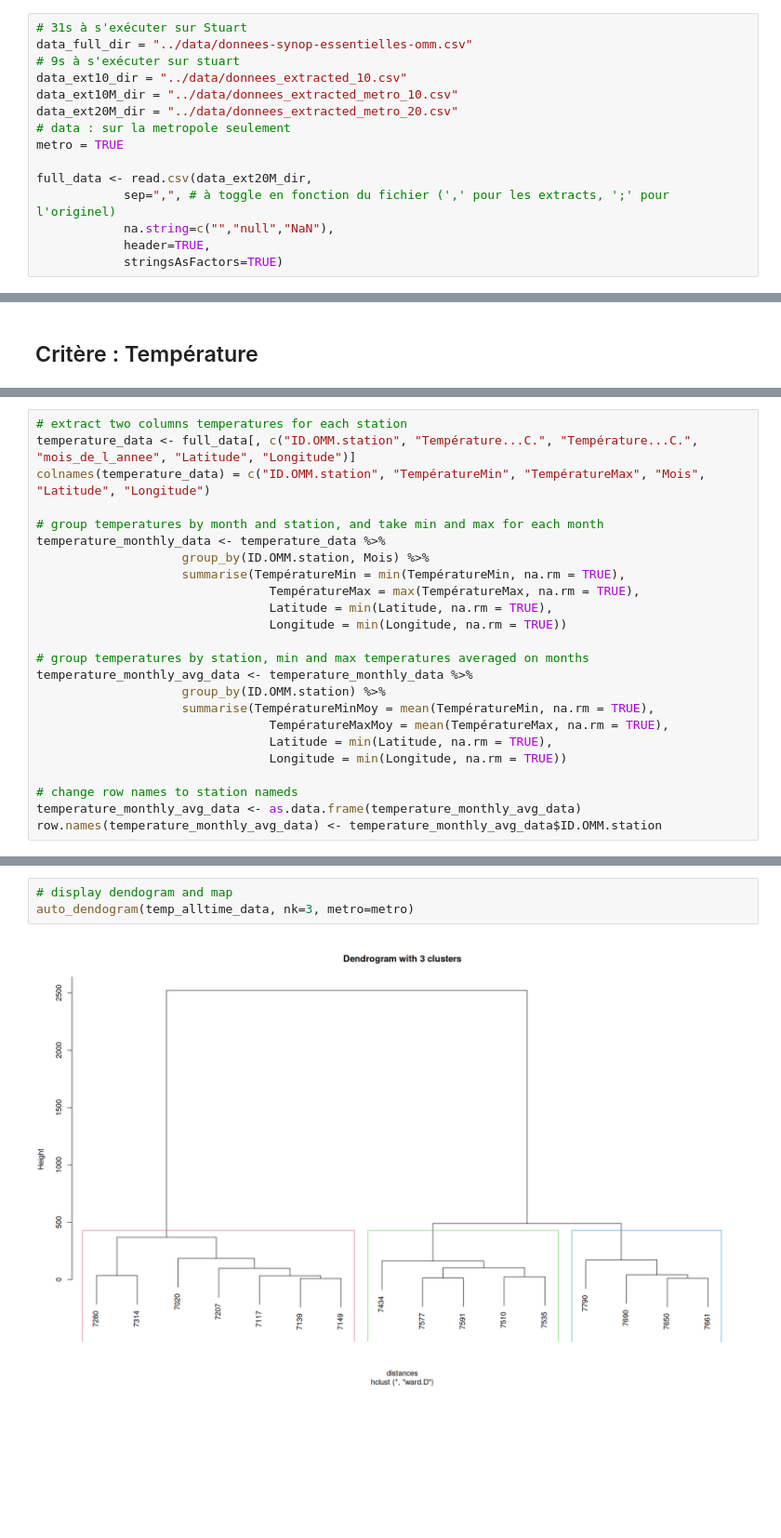
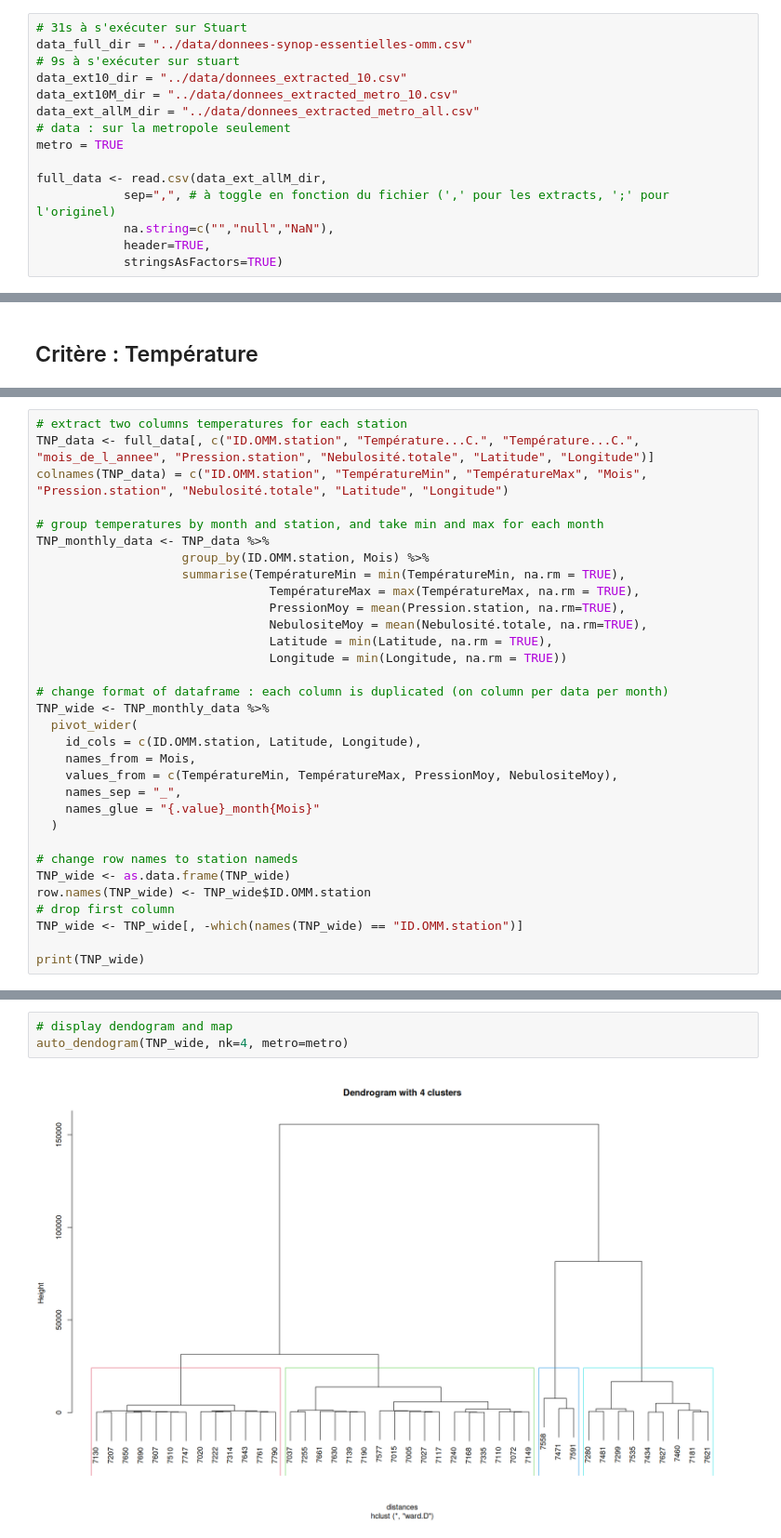
Before and after one commit to thomasdepic/SDD-BE-meteo, a Jupyter notebook: questions/6_clustering.ipynb, the cells around one changed output, grey strips where cells are left out. Shown at 93% size. Drawn from its saved outputs; the diff is of its cells as text; blank space fills up the shorter version.

```diff
--- a/questions/6_clustering.ipynb
+++ b/questions/6_clustering.ipynb
@@ -21,11 +22,11 @@ data_full_dir = "../data/donnees-synop-essentielles-omm.csv"
 # 9s à s'exécuter sur stuart
 data_ext10_dir = "../data/donnees_extracted_10.csv"
 data_ext10M_dir = "../data/donnees_extracted_metro_10.csv"
-data_ext20M_dir = "../data/donnees_extracted_metro_20.csv"
+data_ext_allM_dir = "../data/donnees_extracted_metro_all.csv"
 # data : sur la metropole seulement
 metro = TRUE
 
-full_data <- read.csv(data_ext20M_dir,
+full_data <- read.csv(data_ext_allM_dir,
             sep=",", # à toggle en fonction du fichier (',' pour les extracts, ';' pour l'originel)
             na.string=c("","null","NaN"),
             header=TRUE,
@@ -136,27 +137,35 @@ print(temp_alltime_data)
 # %%
 # extract two columns temperatures for each station
-temperature_data <- full_data[, c("ID.OMM.station", "Température...C.", "Température...C.", "mois_de_l_annee", "Latitude", "Longitude")]
-colnames(temperature_data) = c("ID.OMM.station", "TempératureMin", "TempératureMax", "Mois", "Latitude", "Longitude")
+TNP_data <- full_data[, c("ID.OMM.station", "Température...C.", "Température...C.", "mois_de_l_annee", "Pression.station", "Nebulosité.totale", "Latitude", "Longitude")]
+colnames(TNP_data) = c("ID.OMM.station", "TempératureMin", "TempératureMax", "Mois", "Pression.station", "Nebulosité.totale", "Latitude", "Longitude")
 
 # group temperatures by month and station, and take min and max for each month
-temperature_monthly_data <- temperature_data %>%
+TNP_monthly_data <- TNP_data %>%
                     group_by(ID.OMM.station, Mois) %>%
                     summarise(TempératureMin = min(TempératureMin, na.rm = TRUE),
                                 TempératureMax = max(TempératureMax, na.rm = TRUE),
+                                PressionMoy = mean(Pression.station, na.rm=TRUE),
+                                NebulositeMoy = mean(Nebulosité.totale, na.rm=TRUE),
                                 Latitude = min(Latitude, na.rm = TRUE),
                                 Longitude = min(Longitude, na.rm = TRUE))
 
-# group temperatures by station, min and max temperatures averaged on months
-temperature_monthly_avg_data <- temperature_monthly_data %>%
-                    group_by(ID.OMM.station) %>%
-                    summarise(TempératureMinMoy = mean(TempératureMin, na.rm = TRUE),
-                                TempératureMaxMoy = mean(TempératureMax, na.rm = TRUE),
-                                Latitude = min(Latitude, na.rm = TRUE),
-                                Longitude = min(Longitude, na.rm = TRUE))
+# change format of dataframe : each column is duplicated (on column per data per month)
+TNP_wide <- TNP_monthly_data %>%
+  pivot_wider(
+    id_cols = c(ID.OMM.station, Latitude, Longitude),
+    names_from = Mois,
+    values_from = c(TempératureMin, TempératureMax, PressionMoy, NebulositeMoy),
+    names_sep = "_",
+    names_glue = "{.value}_month{Mois}"
+  )
 
 # change row names to station nameds
-temperature_monthly_avg_data <- as.data.frame(temperature_monthly_avg_data)
-row.names(temperature_monthly_avg_data) <- temperature_monthly_avg_data$ID.OMM.station
+TNP_wide <- as.data.frame(TNP_wide)
+row.names(TNP_wide) <- TNP_wide$ID.OMM.station
+# drop first column
+TNP_wide <- TNP_wide[, -which(names(TNP_wide) == "ID.OMM.station")]
+
+print(TNP_wide)
 # %% [output]
 `summarise()` has grouped output by 'ID.OMM.station'. You can override using
 the `.groups` argument.
@@ -163,5 +189,5 @@ the `.groups` argument.
 # %%
 # display dendogram and map
-auto_dendogram(temp_alltime_data, nk=3, metro=metro)
+auto_dendogram(TNP_wide, nk=4, metro=metro)
 # %% [output]
-[figure, old version]
+[figure, new version]
```
Also changed, not shown: parts of 9 cells of this notebook.
